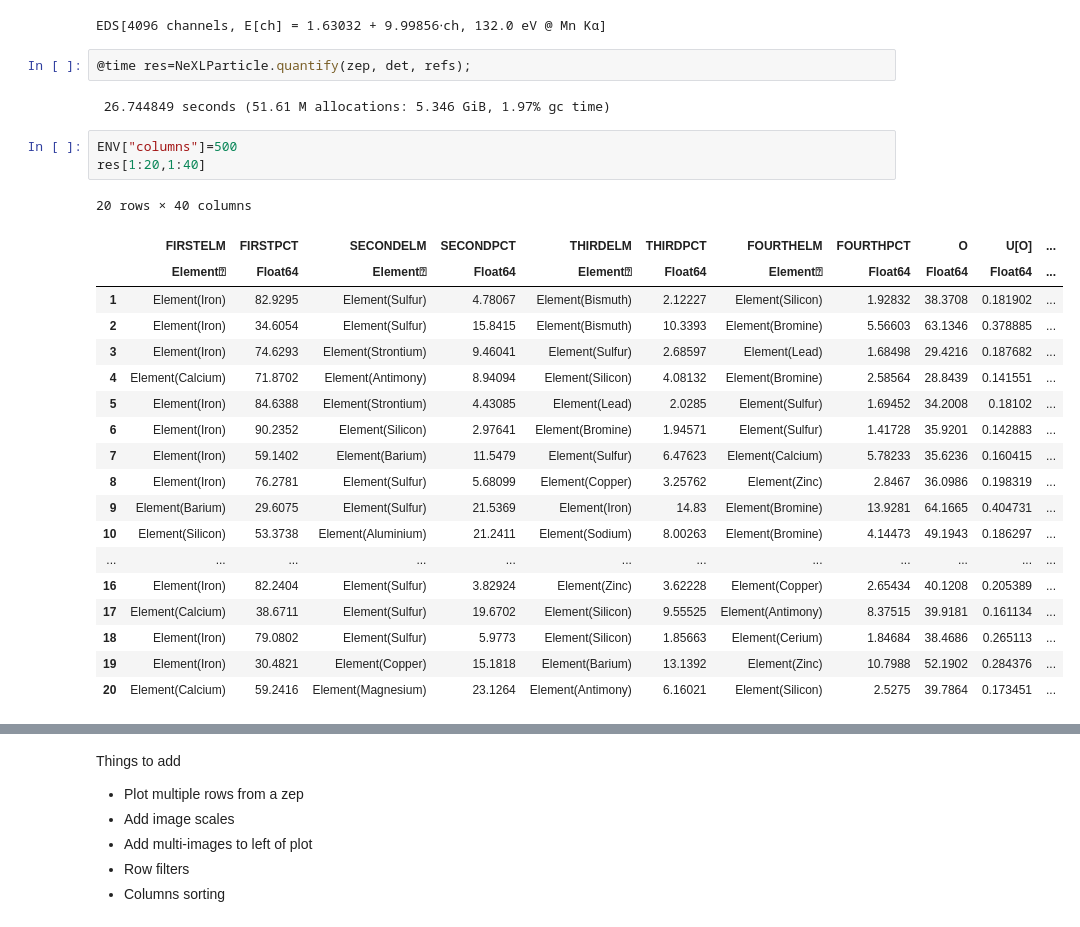
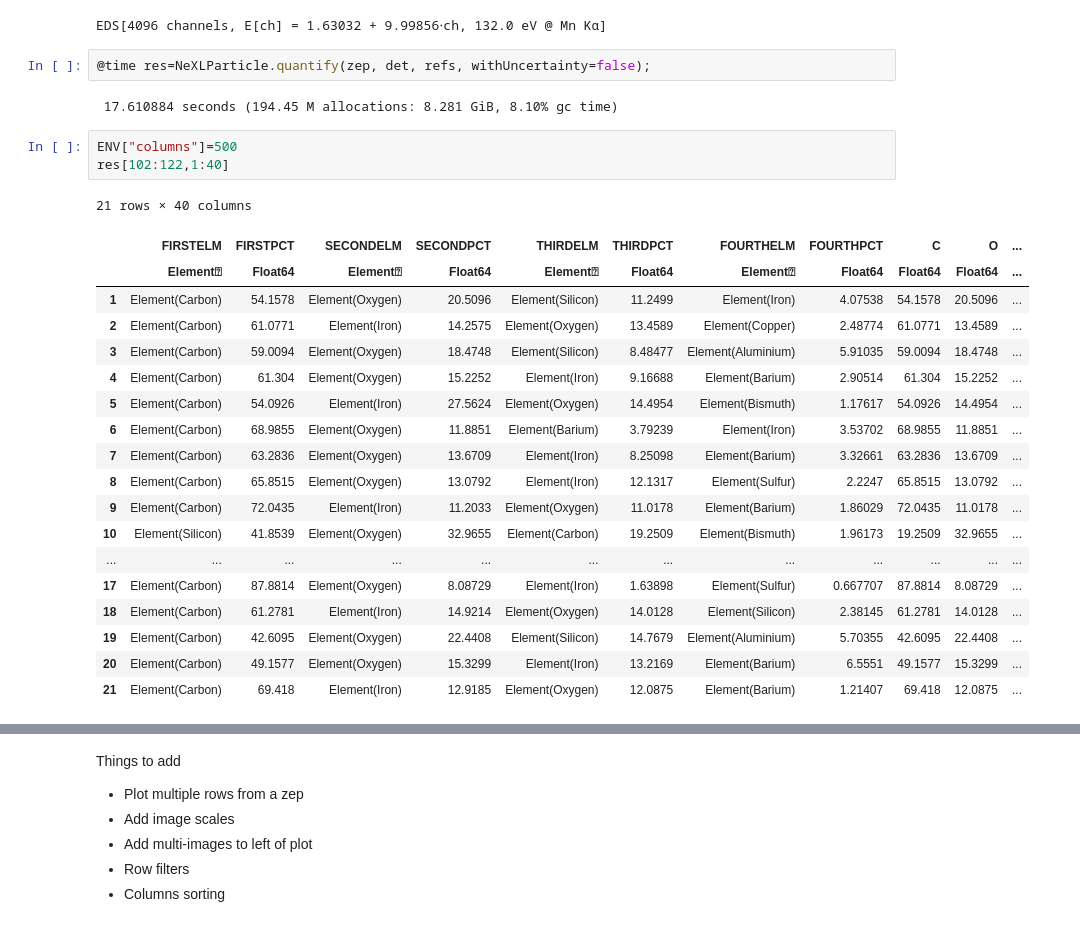
Before and after one commit to NicholasWMRitchie/NeXLNotebooks, a Jupyter notebook: NeXLParticle/ZepTest.ipynb, the cells around one changed output, grey strips where cells are left out. Cells and saved outputs as stored; diff of their text form.

```diff
--- a/NeXLParticle/ZepTest.ipynb
+++ b/NeXLParticle/ZepTest.ipynb
@@ -66,32 +84,32 @@ det = matching(refs[n"Fe"],132.0)
 # %% [output]
 EDS[4096 channels, E[ch] = 1.63032 + 9.99856⋅ch, 132.0 eV @ Mn Kα]
 # %%
-@time res=NeXLParticle.quantify(zep, det, refs);
+@time res=NeXLParticle.quantify(zep, det, refs, withUncertainty=false);
 # %% [output]
- 26.744849 seconds (51.61 M allocations: 5.346 GiB, 1.97% gc time)
+ 17.610884 seconds (194.45 M allocations: 8.281 GiB, 8.10% gc time)
 # %%
 ENV["columns"]=500
-res[1:20,1:40]
+res[102:122,1:40]
 # %% [output]
-20 rows × 40 columns
+21 rows × 40 columns
-|  | FIRSTELM | FIRSTPCT | SECONDELM | SECONDPCT | THIRDELM | THIRDPCT | FOURTHELM | FOURTHPCT | O | U[O] | ... |
+|  | FIRSTELM | FIRSTPCT | SECONDELM | SECONDPCT | THIRDELM | THIRDPCT | FOURTHELM | FOURTHPCT | C | O | ... |
 |  | Element⍰ | Float64 | Element⍰ | Float64 | Element⍰ | Float64 | Element⍰ | Float64 | Float64 | Float64 | ... |
-| 1 | Element(Iron) | 82.9295 | Element(Sulfur) | 4.78067 | Element(Bismuth) | 2.12227 | Element(Silicon) | 1.92832 | 38.3708 | 0.181902 | ... |
-| 2 | Element(Iron) | 34.6054 | Element(Sulfur) | 15.8415 | Element(Bismuth) | 10.3393 | Element(Bromine) | 5.56603 | 63.1346 | 0.378885 | ... |
-| 3 | Element(Iron) | 74.6293 | Element(Strontium) | 9.46041 | Element(Sulfur) | 2.68597 | Element(Lead) | 1.68498 | 29.4216 | 0.187682 | ... |
-| 4 | Element(Calcium) | 71.8702 | Element(Antimony) | 8.94094 | Element(Silicon) | 4.08132 | Element(Bromine) | 2.58564 | 28.8439 | 0.141551 | ... |
-| 5 | Element(Iron) | 84.6388 | Element(Strontium) | 4.43085 | Element(Lead) | 2.0285 | Element(Sulfur) | 1.69452 | 34.2008 | 0.18102 | ... |
-| 6 | Element(Iron) | 90.2352 | Element(Silicon) | 2.97641 | Element(Bromine) | 1.94571 | Element(Sulfur) | 1.41728 | 35.9201 | 0.142883 | ... |
-| 7 | Element(Iron) | 59.1402 | Element(Barium) | 11.5479 | Element(Sulfur) | 6.47623 | Element(Calcium) | 5.78233 | 35.6236 | 0.160415 | ... |
-| 8 | Element(Iron) | 76.2781 | Element(Sulfur) | 5.68099 | Element(Copper) | 3.25762 | Element(Zinc) | 2.8467 | 36.0986 | 0.198319 | ... |
-| 9 | Element(Barium) | 29.6075 | Element(Sulfur) | 21.5369 | Element(Iron) | 14.83 | Element(Bromine) | 13.9281 | 64.1665 | 0.404731 | ... |
-| 10 | Element(Silicon) | 53.3738 | Element(Aluminium) | 21.2411 | Element(Sodium) | 8.00263 | Element(Bromine) | 4.14473 | 49.1943 | 0.186297 | ... |
+| 1 | Element(Carbon) | 54.1578 | Element(Oxygen) | 20.5096 | Element(Silicon) | 11.2499 | Element(Iron) | 4.07538 | 54.1578 | 20.5096 | ... |
+| 2 | Element(Carbon) | 61.0771 | Element(Iron) | 14.2575 | Element(Oxygen) | 13.4589 | Element(Copper) | 2.48774 | 61.0771 | 13.4589 | ... |
+| 3 | Element(Carbon) | 59.0094 | Element(Oxygen) | 18.4748 | Element(Silicon) | 8.48477 | Element(Aluminium) | 5.91035 | 59.0094 | 18.4748 | ... |
+| 4 | Element(Carbon) | 61.304 | Element(Oxygen) | 15.2252 | Element(Iron) | 9.16688 | Element(Barium) | 2.90514 | 61.304 | 15.2252 | ... |
+| 5 | Element(Carbon) | 54.0926 | Element(Iron) | 27.5624 | Element(Oxygen) | 14.4954 | Element(Bismuth) | 1.17617 | 54.0926 | 14.4954 | ... |
+| 6 | Element(Carbon) | 68.9855 | Element(Oxygen) | 11.8851 | Element(Barium) | 3.79239 | Element(Iron) | 3.53702 | 68.9855 | 11.8851 | ... |
+| 7 | Element(Carbon) | 63.2836 | Element(Oxygen) | 13.6709 | Element(Iron) | 8.25098 | Element(Barium) | 3.32661 | 63.2836 | 13.6709 | ... |
+| 8 | Element(Carbon) | 65.8515 | Element(Oxygen) | 13.0792 | Element(Iron) | 12.1317 | Element(Sulfur) | 2.2247 | 65.8515 | 13.0792 | ... |
+| 9 | Element(Carbon) | 72.0435 | Element(Iron) | 11.2033 | Element(Oxygen) | 11.0178 | Element(Barium) | 1.86029 | 72.0435 | 11.0178 | ... |
+| 10 | Element(Silicon) | 41.8539 | Element(Oxygen) | 32.9655 | Element(Carbon) | 19.2509 | Element(Bismuth) | 1.96173 | 19.2509 | 32.9655 | ... |
 | ... | ... | ... | ... | ... | ... | ... | ... | ... | ... | ... | ... |
-| 16 | Element(Iron) | 82.2404 | Element(Sulfur) | 3.82924 | Element(Zinc) | 3.62228 | Element(Copper) | 2.65434 | 40.1208 | 0.205389 | ... |
-| 17 | Element(Calcium) | 38.6711 | Element(Sulfur) | 19.6702 | Element(Silicon) | 9.55525 | Element(Antimony) | 8.37515 | 39.9181 | 0.161134 | ... |
-| 18 | Element(Iron) | 79.0802 | Element(Sulfur) | 5.9773 | Element(Silicon) | 1.85663 | Element(Cerium) | 1.84684 | 38.4686 | 0.265113 | ... |
-| 19 | Element(Iron) | 30.4821 | Element(Copper) | 15.1818 | Element(Barium) | 13.1392 | Element(Zinc) | 10.7988 | 52.1902 | 0.284376 | ... |
-| 20 | Element(Calcium) | 59.2416 | Element(Magnesium) | 23.1264 | Element(Antimony) | 6.16021 | Element(Silicon) | 2.5275 | 39.7864 | 0.173451 | ... |
+| 17 | Element(Carbon) | 87.8814 | Element(Oxygen) | 8.08729 | Element(Iron) | 1.63898 | Element(Sulfur) | 0.667707 | 87.8814 | 8.08729 | ... |
+| 18 | Element(Carbon) | 61.2781 | Element(Iron) | 14.9214 | Element(Oxygen) | 14.0128 | Element(Silicon) | 2.38145 | 61.2781 | 14.0128 | ... |
+| 19 | Element(Carbon) | 42.6095 | Element(Oxygen) | 22.4408 | Element(Silicon) | 14.7679 | Element(Aluminium) | 5.70355 | 42.6095 | 22.4408 | ... |
+| 20 | Element(Carbon) | 49.1577 | Element(Oxygen) | 15.3299 | Element(Iron) | 13.2169 | Element(Barium) | 6.5551 | 49.1577 | 15.3299 | ... |
+| 21 | Element(Carbon) | 69.418 | Element(Iron) | 12.9185 | Element(Oxygen) | 12.0875 | Element(Barium) | 1.21407 | 69.418 | 12.0875 | ... |
 # %%
 describe(res[:,9:2:end])
 # %% [output]
```
Also changed, not shown: parts of 8 cells of this notebook, 1 other file.
